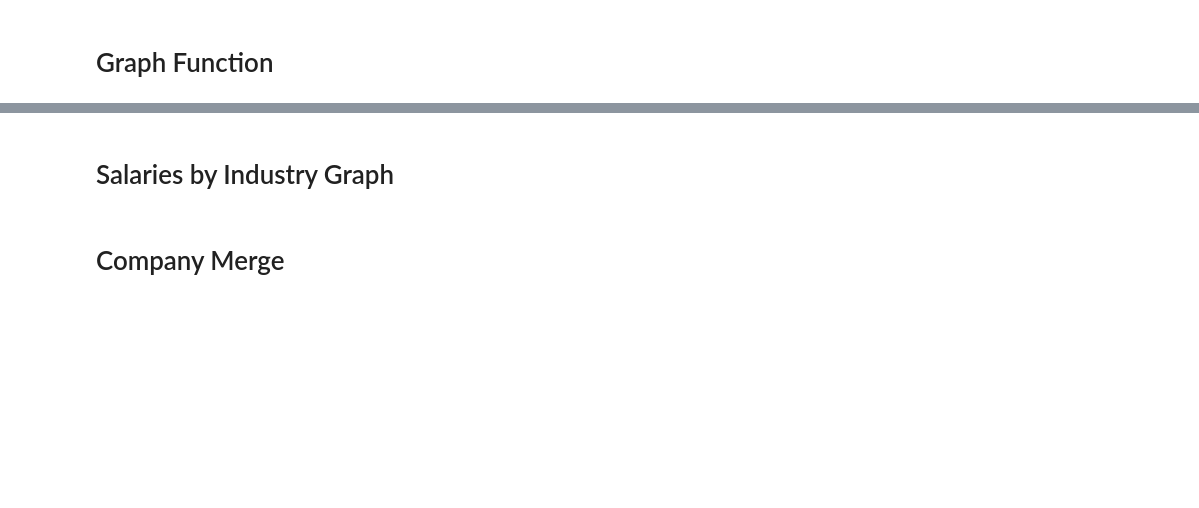
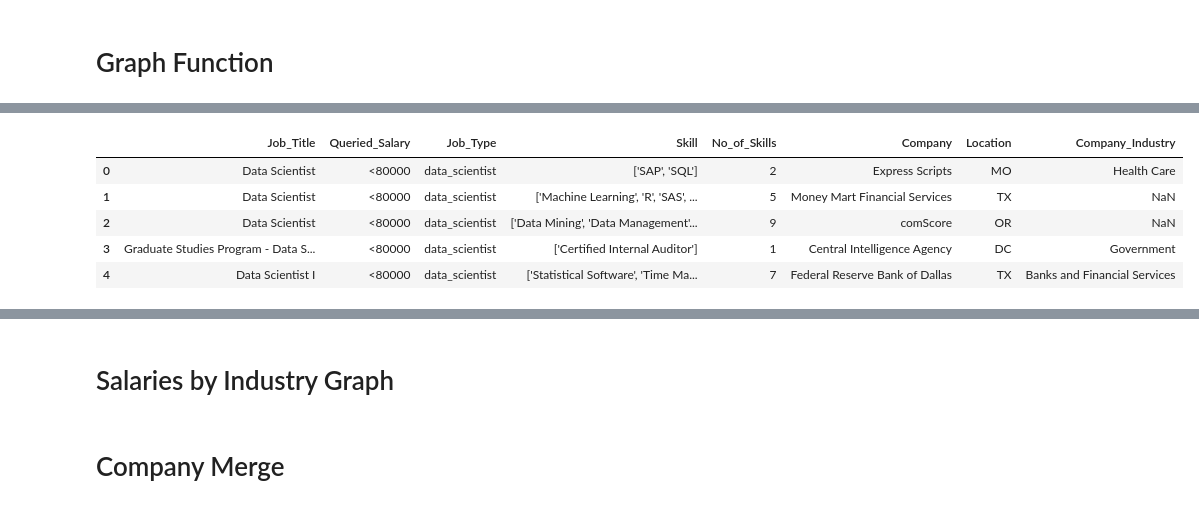
Before and after one commit to wcopeland118/Analysis-of-Data-Job-Salaries, a Jupyter notebook: Will/Data Exploration.ipynb, the cells around one changed output, grey strips where cells are left out. Saved outputs shown, nothing was run; the diff lists cells and outputs as text; code cells hidden in the pictures; blank space fills up the shorter version.

```diff
--- a/Will/Data Exploration.ipynb
+++ b/Will/Data Exploration.ipynb
@@ -99,0 +80,9 @@ AttributeError: module 'matplotlib' has no attribute 'savefig'
+# %%
+df_main.head()
+# %% [output]
+|  | Job_Title | Queried_Salary | Job_Type | Skill | No_of_Skills | Company | Location | Company_Industry |
+| 0 | Data Scientist | <80000 | data_scientist | ['SAP', 'SQL'] | 2 | Express Scripts | MO | Health Care |
+| 1 | Data Scientist | <80000 | data_scientist | ['Machine Learning', 'R', 'SAS', ... | 5 | Money Mart Financial Services | TX | NaN |
+| 2 | Data Scientist | <80000 | data_scientist | ['Data Mining', 'Data Management'... | 9 | comScore | OR | NaN |
+| 3 | Graduate Studies Program - Data S... | <80000 | data_scientist | ['Certified Internal Auditor'] | 1 | Central Intelligence Agency | DC | Government |
+| 4 | Data Scientist I | <80000 | data_scientist | ['Statistical Software', 'Time Ma... | 7 | Federal Reserve Bank of Dallas | TX | Banks and Financial Services |
```
Also changed, not shown: parts of 7 cells of this notebook, 3 other files.
